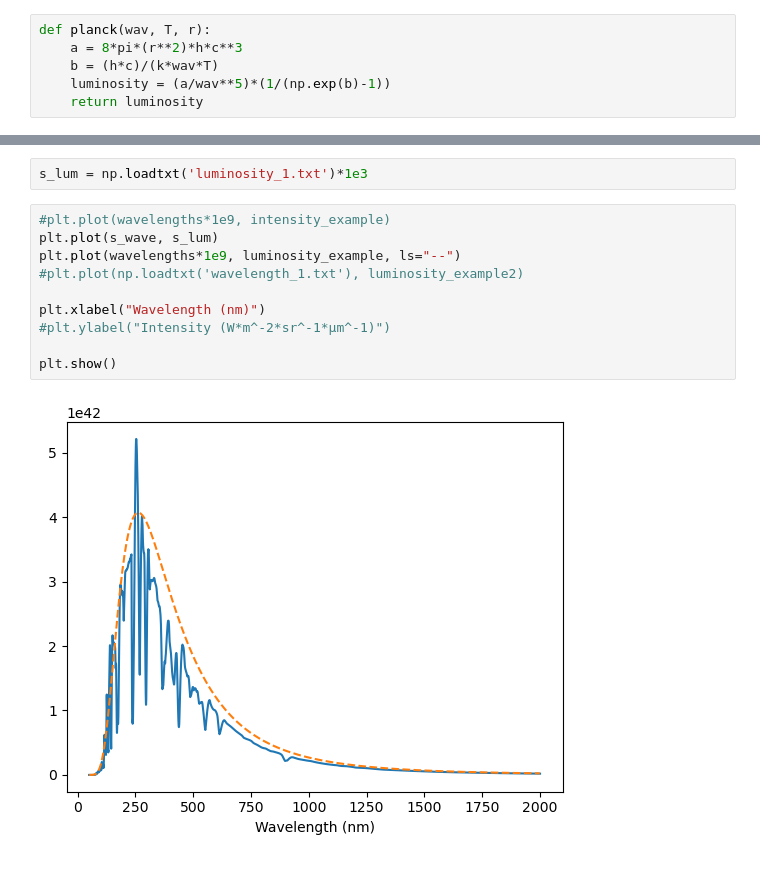
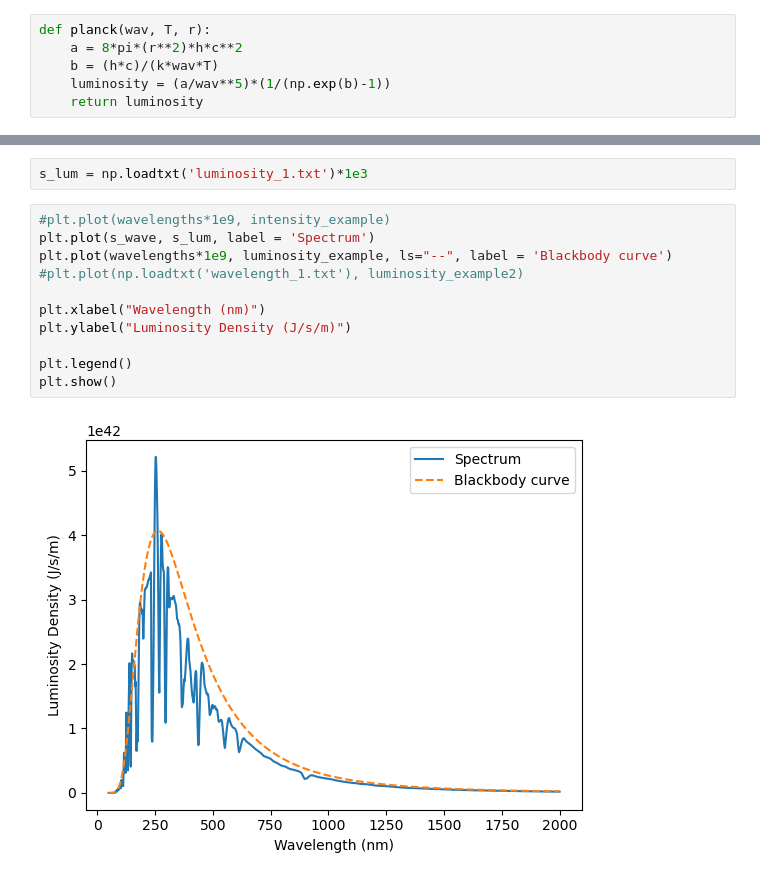
Before and after one commit to CePowers/python_practice, a Jupyter notebook: blackbodyfunction.ipynb, the cells around one changed output, grey strips where cells are left out. Cells and saved outputs as stored; diff of their text form.

Commit message:
added labels and legend to the graph

```diff
--- a/blackbodyfunction.ipynb
+++ b/blackbodyfunction.ipynb
@@ -136,7 +136,7 @@ def blackbody(wav, T):
     return intensity
 # %%
 def planck(wav, T, r):
-    a = 8*pi*(r**2)*h*c**3
+    a = 8*pi*(r**2)*h*c**2
     b = (h*c)/(k*wav*T)
     luminosity = (a/wav**5)*(1/(np.exp(b)-1))
     return luminosity
@@ -173,13 +173,14 @@ array([2000.        , 1992.23030182, 1984.52073824, ...,   50.01462928,
 s_lum = np.loadtxt('luminosity_1.txt')*1e3
 # %%
 #plt.plot(wavelengths*1e9, intensity_example)
-plt.plot(s_wave, s_lum)
-plt.plot(wavelengths*1e9, luminosity_example, ls="--")
+plt.plot(s_wave, s_lum, label = 'Spectrum')
+plt.plot(wavelengths*1e9, luminosity_example, ls="--", label = 'Blackbody curve')
 #plt.plot(np.loadtxt('wavelength_1.txt'), luminosity_example2)
 
 plt.xlabel("Wavelength (nm)")
-#plt.ylabel("Intensity (W*m^-2*sr^-1*µm^-1)")
+plt.ylabel("Luminosity Density (J/s/m)")
 
+plt.legend()
 plt.show()
 # %% [output]
-[figure, old version]
+[figure, new version]
```
Also changed, not shown: parts of 1 cell of this notebook.
